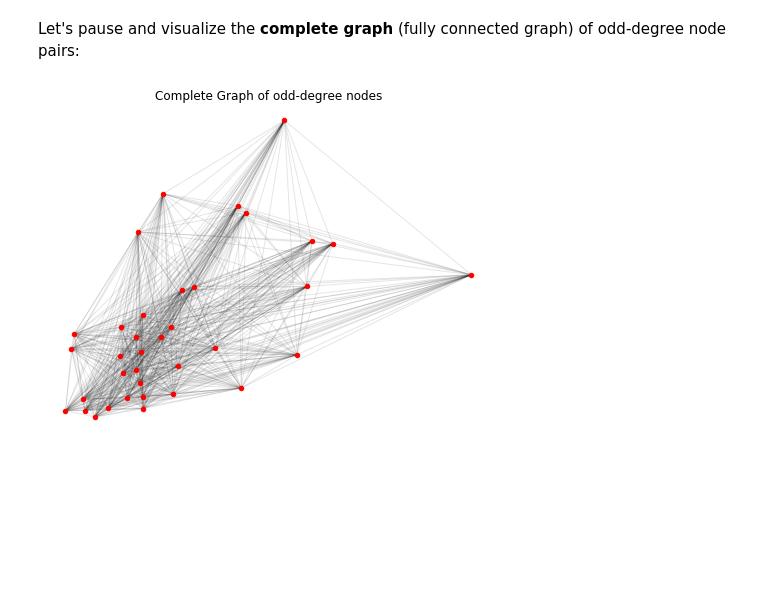
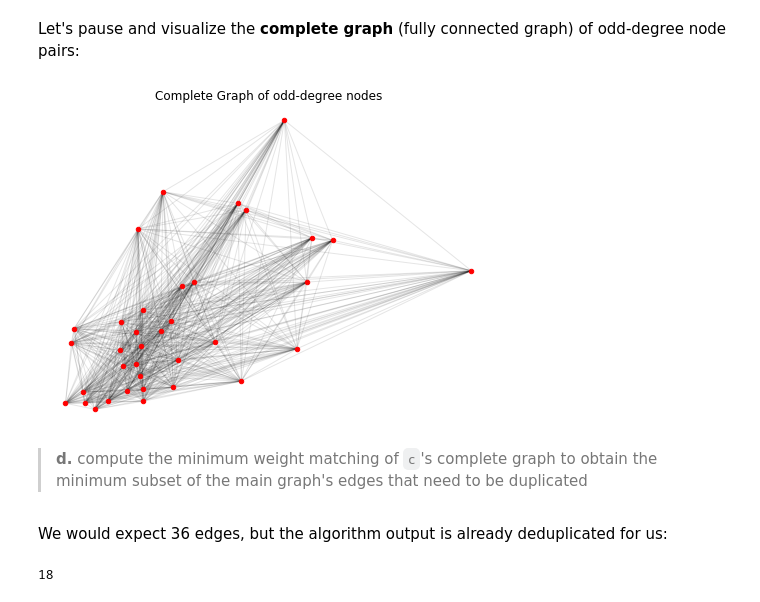
Before and after one commit to oaao/graphic-novels, a Jupyter notebook: novels/algorithms/Route Inspection Problem.ipynb, the cells around one changed output. Cells and saved outputs as stored; diff of their text form; code cells hidden in the pictures; blank space fills up the shorter version.

```diff
--- a/novels/algorithms/Route Inspection Problem.ipynb
+++ b/novels/algorithms/Route Inspection Problem.ipynb
@@ -198,12 +202,12 @@ for pair in odd_node_pairs:
 # %%
-# 2c: complete graph of node pairs with shortest path attrs
 cg = nx.Graph()
 
-# add context for why we flip weights
+# flip weights because max weight matching algo is used, and we want min weights
 for pair, w in weights.items():
         cg.add_edge(
             pair[0], pair[1],
-            attr_dict={'distance': w, 'weight': -w}
+            weight    = -w,
+            attr_dict = {'distance': w}
         )
 # %%
 len(cg.nodes()), len(cg.edges())
@@ -212,15 +216,16 @@ len(cg.nodes()), len(cg.edges())
 # %% [markdown]
 Let's pause and visualize the **complete graph** (fully connected graph) of odd-degree node pairs:
 # %%
-plt.figure(figsize=(8,6))
-
-pos_rand = nx.random_layout(cg)
+plt.figure(figsize=(8,5.85))
 
 nx.draw_networkx_nodes(cg, node_positions, node_size=20, node_color='red')
 nx.draw_networkx_edges(cg, node_positions, alpha=0.1)
 
 plt.axis('off')
 plt.title('Complete Graph of odd-degree nodes')
 plt.show()
 # %% [output]
-[figure, old version]
+[figure, new version]
+# %% [markdown]
+
+> **d.** compute the minimum weight matching of `c`'s complete graph to obtain the minimum subset of the main graph's edges that need to be duplicated
@@ -226,0 +234,6 @@ plt.show()
+# %% [markdown]
+We would expect 36 edges, but the algorithm output is already deduplicated for us:
+# %%
+len(duplicates)
+# %% [output]
+18
```
Also changed, not shown: parts of 28 cells of this notebook.
